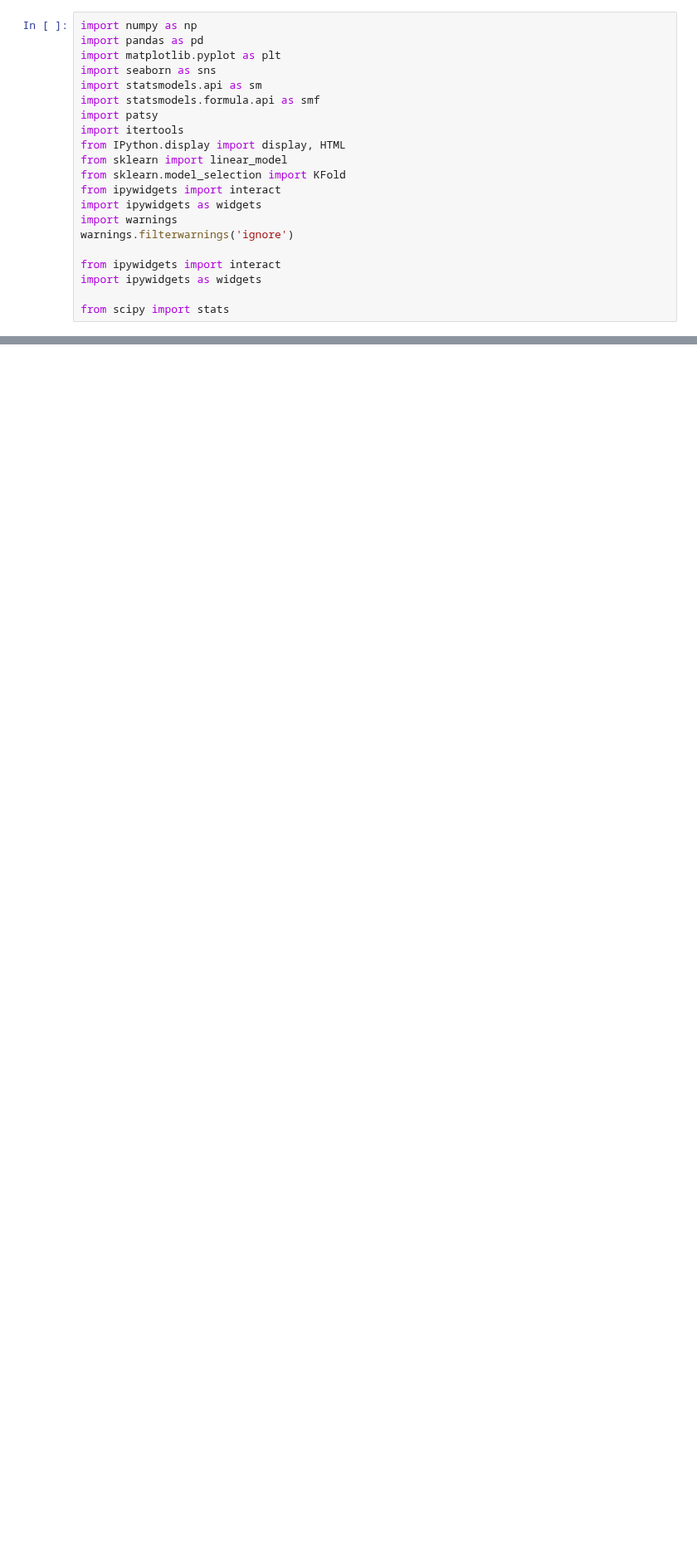
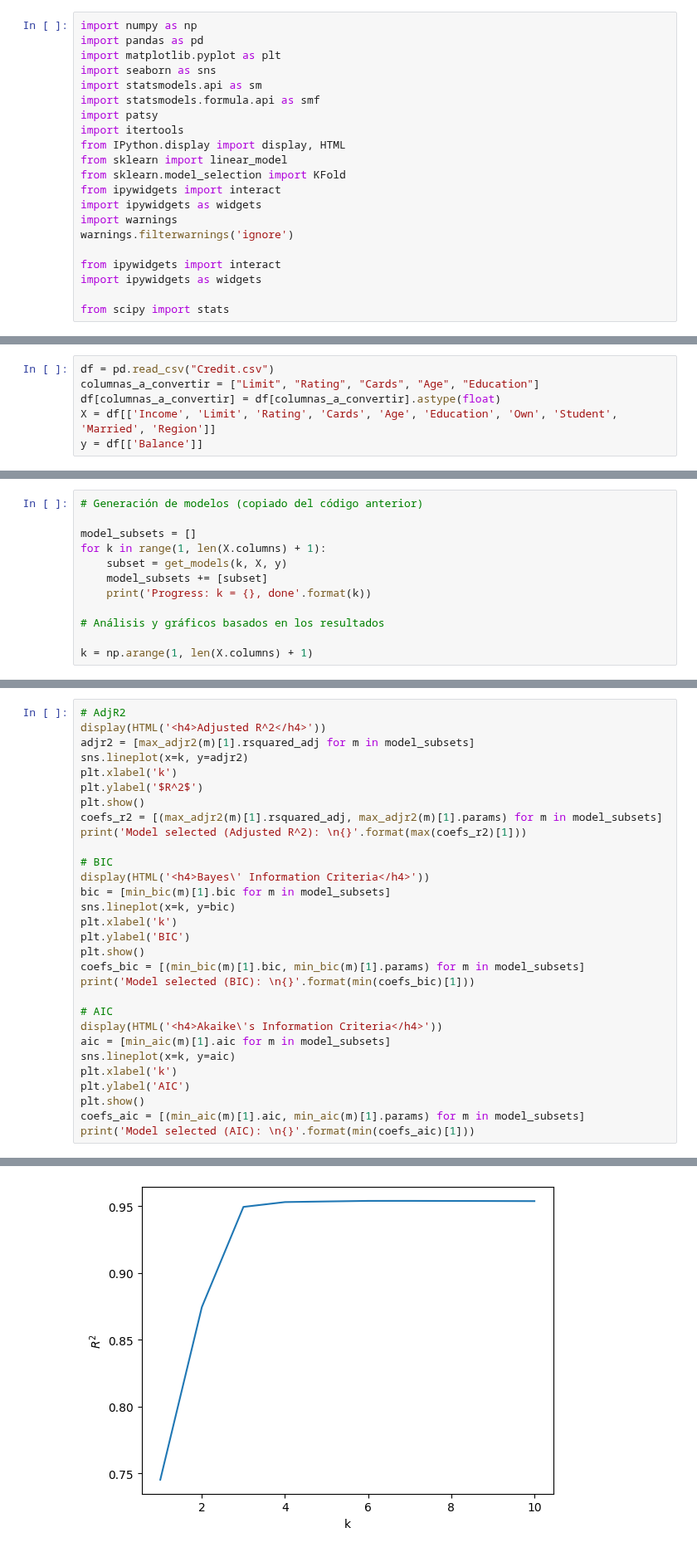
Before and after one commit to td2USA-20232/g4Bono, a Jupyter notebook: taller_bono.ipynb, the cells around one changed output, grey strips where cells are left out. Shown at 83% size. Drawn from its saved outputs; the diff is of its cells as text; blank space fills up the shorter version.

```diff
--- a/taller_bono.ipynb
+++ b/taller_bono.ipynb
@@ -26,3 +22,9 @@ y = pd.DataFrame({'Balance': df['Balance']})
+# %%
+df = pd.read_csv("Credit.csv")
+columnas_a_convertir = ["Limit", "Rating", "Cards", "Age", "Education"]
+df[columnas_a_convertir] = df[columnas_a_convertir].astype(float)
+X = df[['Income', 'Limit', 'Rating', 'Cards', 'Age', 'Education', 'Own', 'Student', 'Married', 'Region']]
+y = df[['Balance']]
 # %%
 def get_models(k, X, y):
     """
@@ -104,0 +64,12 @@ TypeError: unsupported operand type(s) for ** or pow(): 'str' and 'int'
+# %%
+# Generación de modelos (copiado del código anterior)
+
+model_subsets = []
+for k in range(1, len(X.columns) + 1):
+    subset = get_models(k, X, y)
+    model_subsets += [subset]
+    print('Progress: k = {}, done'.format(k))
+
+# Análisis y gráficos basados en los resultados
+
+k = np.arange(1, len(X.columns) + 1)
@@ -104,0 +87,31 @@ TypeError: unsupported operand type(s) for ** or pow(): 'str' and 'int'
+# %%
+# AdjR2
+display(HTML('<h4>Adjusted R^2</h4>'))
+adjr2 = [max_adjr2(m)[1].rsquared_adj for m in model_subsets]
+sns.lineplot(x=k, y=adjr2)
+plt.xlabel('k')
+plt.ylabel('$R^2$')
+plt.show()
+coefs_r2 = [(max_adjr2(m)[1].rsquared_adj, max_adjr2(m)[1].params) for m in model_subsets]
+print('Model selected (Adjusted R^2): \n{}'.format(max(coefs_r2)[1]))
+
+# BIC
+display(HTML('<h4>Bayes\' Information Criteria</h4>'))
+bic = [min_bic(m)[1].bic for m in model_subsets]
+sns.lineplot(x=k, y=bic)
+plt.xlabel('k')
+plt.ylabel('BIC')
+plt.show()
+coefs_bic = [(min_bic(m)[1].bic, min_bic(m)[1].params) for m in model_subsets]
+print('Model selected (BIC): \n{}'.format(min(coefs_bic)[1]))
+
+# AIC
+display(HTML('<h4>Akaike\'s Information Criteria</h4>'))
+aic = [min_aic(m)[1].aic for m in model_subsets]
+sns.lineplot(x=k, y=aic)
+plt.xlabel('k')
+plt.ylabel('AIC')
+plt.show()
+coefs_aic = [(min_aic(m)[1].aic, min_aic(m)[1].params) for m in model_subsets]
+print('Model selected (AIC): \n{}'.format(min(coefs_aic)[1]))
+# %% [output]
@@ -104,0 +119 @@ TypeError: unsupported operand type(s) for ** or pow(): 'str' and 'int'
+[figure, added]
```
Also changed, not shown: parts of 11 cells of this notebook.
